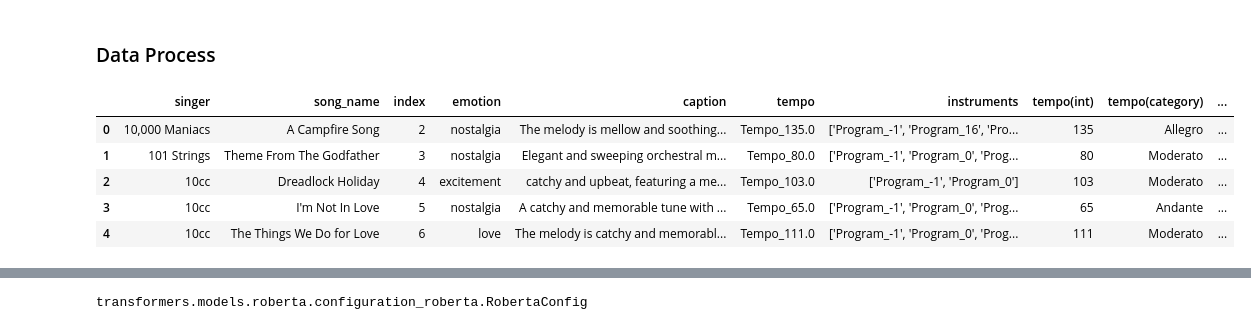
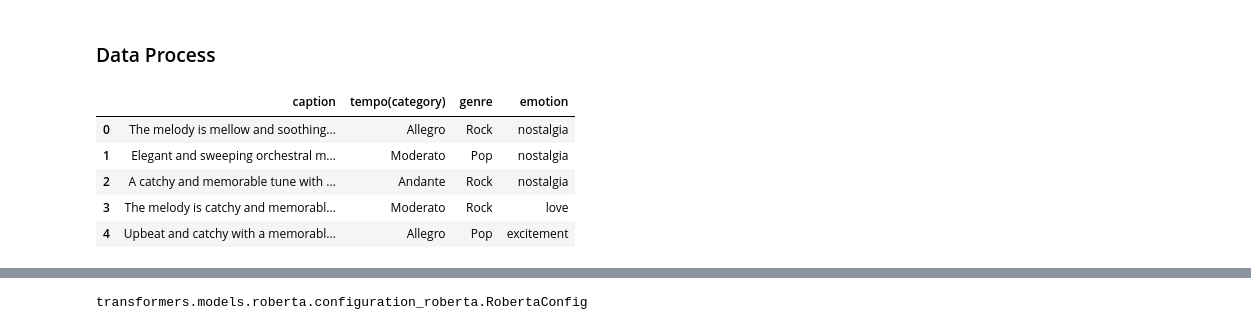
Before and after one commit to SangGank/LEVEL3, a Jupyter notebook: front_model.ipynb, the cells around one changed output, grey strips where cells are left out. Drawn from its saved outputs; the diff is of its cells as text; code cells hidden in the pictures.

```diff
--- a/front_model.ipynb
+++ b/front_model.ipynb
@@ -43,12 +43,13 @@ set_seed(42)
 # %% [markdown]
 ### Data Process
 # %%
-data = pd.read_csv('./genre_11_tempo_4.csv')
+# data = pd.read_csv('./genre_11_tempo_4.csv')
+data = pd.read_csv('./data_origin_when_llama2_trot_ballad.csv')
 data.head()
 # %% [output]
-|  | singer | song_name | index | emotion | caption | tempo | instruments | tempo(int) | tempo(category) | ... |
-| 0 | 10,000 Maniacs | A Campfire Song | 2 | nostalgia | The melody is mellow and soothing... | Tempo_135.0 | ['Program_-1', 'Program_16', 'Pro... | 135 | Allegro | ... |
-| 1 | 101 Strings | Theme From The Godfather | 3 | nostalgia | Elegant and sweeping orchestral m... | Tempo_80.0 | ['Program_-1', 'Program_0', 'Prog... | 80 | Moderato | ... |
-| 2 | 10cc | Dreadlock Holiday | 4 | excitement | catchy and upbeat, featuring a me... | Tempo_103.0 | ['Program_-1', 'Program_0'] | 103 | Moderato | ... |
-| 3 | 10cc | I'm Not In Love | 5 | nostalgia | A catchy and memorable tune with ... | Tempo_65.0 | ['Program_-1', 'Program_0', 'Prog... | 65 | Andante | ... |
-| 4 | 10cc | The Things We Do for Love | 6 | love | The melody is catchy and memorabl... | Tempo_111.0 | ['Program_-1', 'Program_0', 'Prog... | 111 | Moderato | ... |
+|  | caption | tempo(category) | genre | emotion |
+| 0 | The melody is mellow and soothing... | Allegro | Rock | nostalgia |
+| 1 | Elegant and sweeping orchestral m... | Moderato | Pop | nostalgia |
+| 2 | A catchy and memorable tune with ... | Andante | Rock | nostalgia |
+| 3 | The melody is catchy and memorabl... | Moderato | Rock | love |
+| 4 | Upbeat and catchy with a memorabl... | Allegro | Pop | excitement |
```
Also changed, not shown: parts of 8 cells of this notebook, 9 other files.
